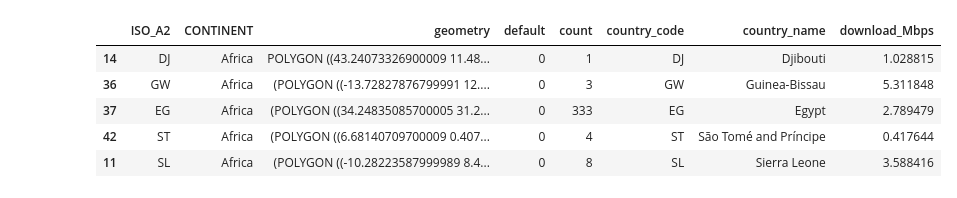
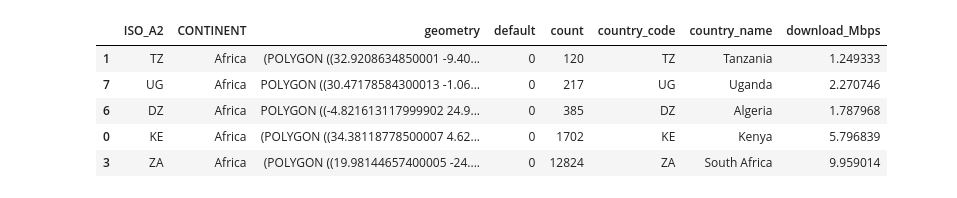
Before and after one commit to stephen-soltesz/ipython-testing, a Jupyter notebook: geomaps-example.ipynb, the cells around one changed output. Drawn from its saved outputs; the diff is of its cells as text; code cells hidden in the pictures.

```diff
--- a/geomaps-example.ipynb
+++ b/geomaps-example.ipynb
@@ -64,6 +66,10 @@ import urllib2
 import json
 from shapely import geometry
 
+# Ignore warnings from various packages.
+import warnings
+warnings.filterwarnings("ignore")
+
 # Set project explicitly in the environment to suppress some warnings.
 os.environ["GOOGLE_CLOUD_PROJECT"] = "measurement-lab"
 
@@ -71,10 +77,10 @@ os.environ["GOOGLE_CLOUD_PROJECT"] = "measurement-lab"
 mlab_sites_config = 'https://storage.googleapis.com/operator-mlab-oti/metadata/v0/current/mlab-site-stats.json'
 
 # Short list of metros in Africa, for convenience.
-african_sites = ['jnb', 'cpt', 'mpm', 'tnr', 'nbo', 'los', 'acc', 'tun']
+african_metros = ['tun', 'jnb', 'cpt', 'mpm', 'tnr', 'los', 'nbo', 'acc']
 
 # Load the Natural Earth country shapes file.
-shapefile = os.path.expanduser('~/Downloads/ne_10m_admin_0_countries.shp')
+country_shapes = os.path.expanduser('~/Downloads/ne_10m_admin_0_countries.shp')
 
 # Number of colors to use when coloring maps.
 colors = 10
@@ -97,12 +103,12 @@ def run_query(query, project='measurement-lab'):
     return pd.DataFrame(results)
 # %%
 # Load shape data.
-globe_raw = gpd.read_file(shapefile)
+globe_raw = gpd.read_file(country_shapes)
 
 # Select the global information (except Antarctica).
 globe = globe_raw[['ISO_A2', 'CONTINENT', 'geometry']].to_crs('+proj=longlat')
 globe = globe[globe.CONTINENT != 'Antarctica']
-# Add a new column with a default value of zero to plot empty country maps.
+# Add a new column with a default value of zero to show countries without data.
 globe['default'] = 0
 
 # Select only Africa.
@@ -132,7 +144,7 @@ SELECT
 FROM
   `measurement-lab.ndt.base`
 WHERE
-      TIMESTAMP_TRUNC(log_time, DAY) = TIMESTAMP("2018-11-01")
+      TIMESTAMP_TRUNC(log_time, DAY) = TIMESTAMP("2018-11-16")
   AND connection_spec.client_geolocation.continent_code = "AF"
 
   AND connection_spec.data_direction = 1
@@ -150,6 +162,10 @@ WHERE
 
 GROUP BY
   country_code, country_name
+
+HAVING
+  count > 100
+
 ORDER BY
  country_name, country_code, count desc
 """)
@@ -165,10 +182,11 @@ rates_df.sample(5)
 # %%
-count_merged = africa.merge(rates_df, left_on='ISO_A2', right_on='country_code')
-count_merged.sample(5)
+# Merge the africa dataframe with the rates_df using the 2-letter country codes in both.
+rates_merged = africa.merge(rates_df, left_on='ISO_A2', right_on='country_code')
+rates_merged.sample(5)
 # %% [output]
 |  | ISO_A2 | CONTINENT | geometry | default | count | country_code | country_name | download_Mbps |
-| 14 | DJ | Africa | POLYGON ((43.24073326900009 11.48... | 0 | 1 | DJ | Djibouti | 1.028815 |
-| 36 | GW | Africa | (POLYGON ((-13.72827876799991 12.... | 0 | 3 | GW | Guinea-Bissau | 5.311848 |
-| 37 | EG | Africa | (POLYGON ((34.24835085700005 31.2... | 0 | 333 | EG | Egypt | 2.789479 |
-| 42 | ST | Africa | (POLYGON ((6.68140709700009 0.407... | 0 | 4 | ST | São Tomé and Príncipe | 0.417644 |
-| 11 | SL | Africa | (POLYGON ((-10.28223587999989 8.4... | 0 | 8 | SL | Sierra Leone | 3.588416 |
+| 1 | TZ | Africa | (POLYGON ((32.9208634850001 -9.40... | 0 | 120 | TZ | Tanzania | 1.249333 |
+| 7 | UG | Africa | POLYGON ((30.47178584300013 -1.06... | 0 | 217 | UG | Uganda | 2.270746 |
+| 6 | DZ | Africa | POLYGON ((-4.821613117999902 24.9... | 0 | 385 | DZ | Algeria | 1.787968 |
+| 0 | KE | Africa | (POLYGON ((34.38118778500007 4.62... | 0 | 1702 | KE | Kenya | 5.796839 |
+| 3 | ZA | Africa | (POLYGON ((19.98144657400005 -24.... | 0 | 12824 | ZA | South Africa | 9.959014 |
```
Also changed, not shown: parts of 18 cells of this notebook.
